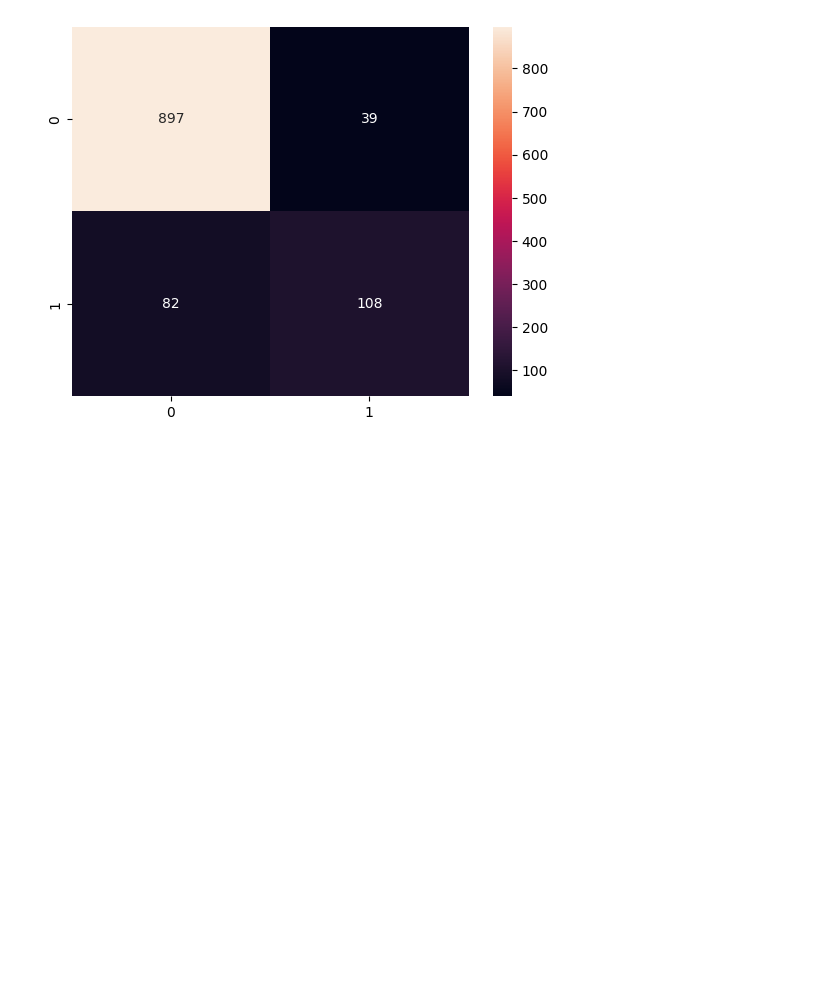
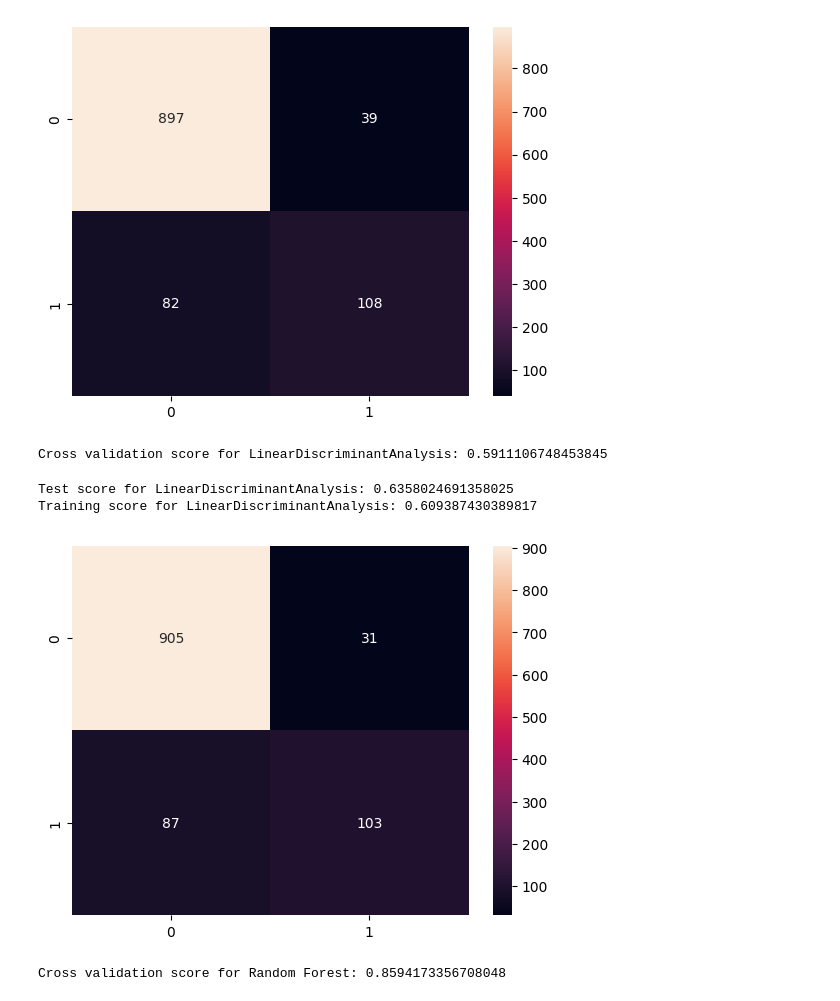
Before and after one commit to MuhammadAshraful/E-commerce-Churn-Insight-Pipeline, a Jupyter notebook: Data_Processing.ipynb, the cells around one changed output. Cells and saved outputs as stored; diff of their text form; code cells hidden in the pictures; blank space fills up the shorter version.

Commit message:
Pipeline created

```diff
--- a/Data_Processing.ipynb
+++ b/Data_Processing.ipynb
@@ -99,3 +100,33 @@ plt.show()
 Test score for Logistic Regression: 0.6409495548961425
 Training score for Logistic Regression: 0.6497305619707467
 [figure]
+# %%
+#Build LinearDiscriminantAnalysis pipeline
+lda_pipe = Pipeline([('imputer',IterativeImputer(random_state=0)),('scaler',StandardScaler()),
+                    ('lda',LinearDiscriminantAnalysis())])
+
+#cross validate LinearDiscriminantAnalysis model
+print(f"Cross validation score for LinearDiscriminantAnalysis: {np.mean(cross_val_score(lda_pipe, X_train, y_train, cv=skfcv, scoring='f1'))}")
+# %% [output]
+Cross validation score for LinearDiscriminantAnalysis: 0.5911106748453845
+# %%
+#use LinearDiscriminantAnalysis pipeline to predict test sample
+lda_pipe.fit(X_train,y_train)
+print(f"Test score for LinearDiscriminantAnalysis: {f1_score(y_test, lda_pipe.predict(X_test))}")
+print(f"Training score for LinearDiscriminantAnalysis: {f1_score(y_train, lda_pipe.predict(X_train))}")
+lda_mat = confusion_matrix(y_test, lda_pipe.predict(X_test))
+sns.heatmap(lda_mat, annot=True,fmt="g")
+plt.show()
+# %% [output]
+Test score for LinearDiscriminantAnalysis: 0.6358024691358025
+Training score for LinearDiscriminantAnalysis: 0.609387430389817
+[figure, added]
+# %%
+#Build Random Forest pipeline
+rf_pipe = Pipeline([('imputer',IterativeImputer(random_state=0)),('scaler',StandardScaler()),
+                    ('rfmodel',RandomForestClassifier())])
+
+#cross validate Random Forest model
+print(f"Cross validation score for Random Forest: {np.mean(cross_val_score(rf_pipe, X_train, y_train, cv=skfcv, scoring='f1'))}")
+# %% [output]
+Cross validation score for Random Forest: 0.8594173356708048
```
Also changed, not shown: parts of 11 cells of this notebook, 1 other file.
